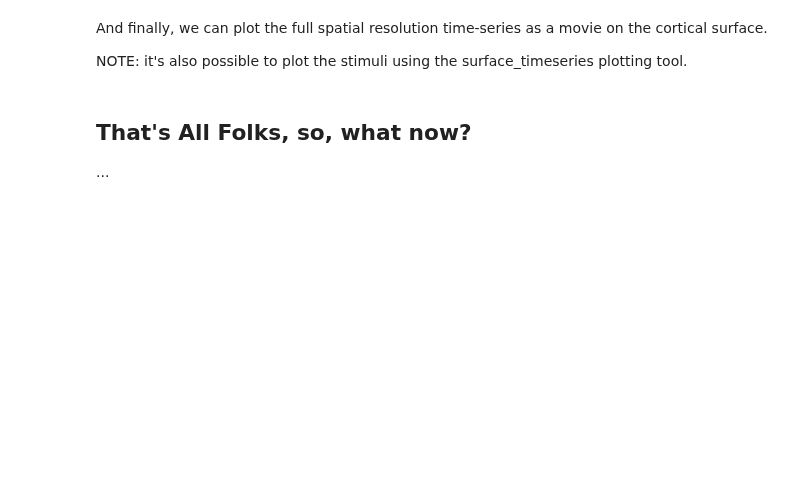
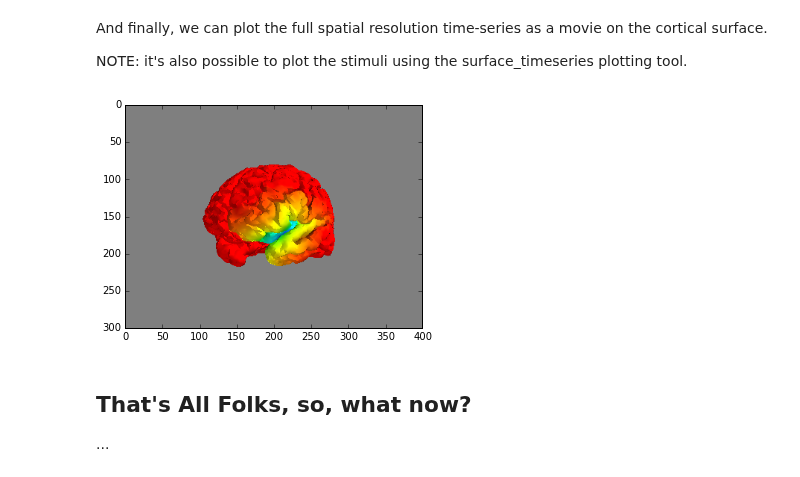
Before and after one commit to the-virtual-brain/tvb-root, a Jupyter notebook: tvb_documentation_new/demos/surface_stimuli.ipynb, the cells around one changed output. Saved outputs shown, nothing was run; the diff lists cells and outputs as text; code cells hidden in the pictures; blank space fills up the shorter version.

```diff
--- a/tvb_documentation_new/demos/surface_stimuli.ipynb
+++ b/tvb_documentation_new/demos/surface_stimuli.ipynb
@@ -220,9 +216,13 @@ cortical surface.
 NOTE: it's also possible to plot the stimuli using the surface_timeseries plotting tool.
 # %%
 if IMPORTED_MAYAVI:
+    from tvb.simulator.plot.tools import mlab
     st = surface_timeseries(sim.surface, TAVG[:, 0, :, 0])
+    imshow(mlab.screenshot())
 else:
     print "Sorry, you don't seem to have been able to import Mayavi."
+# %% [output]
+[figure, added]
 # %% [markdown]
 That's All Folks, so, what now?
 -------------------------------
```
Also changed, not shown: parts of 12 cells of this notebook, 5 other files.
